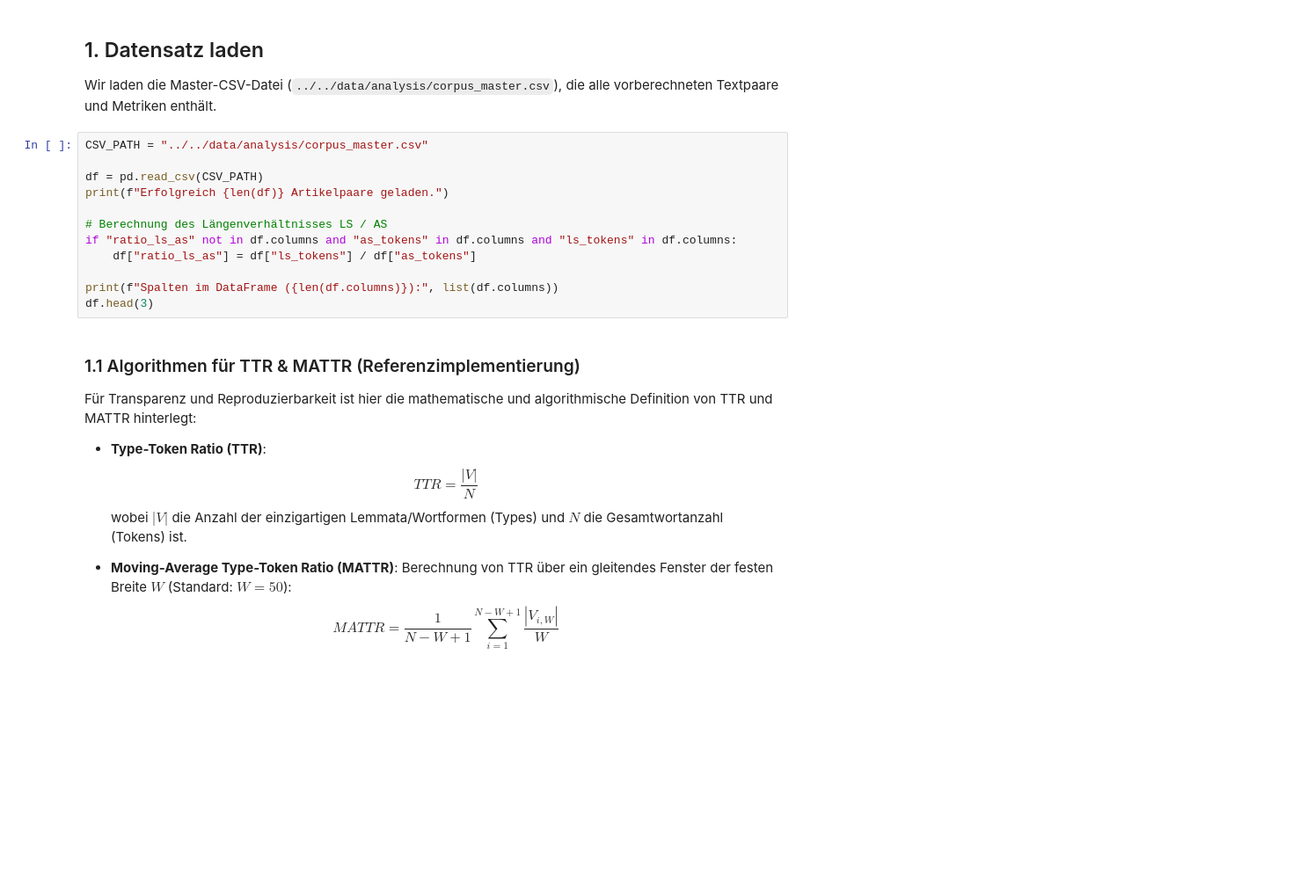
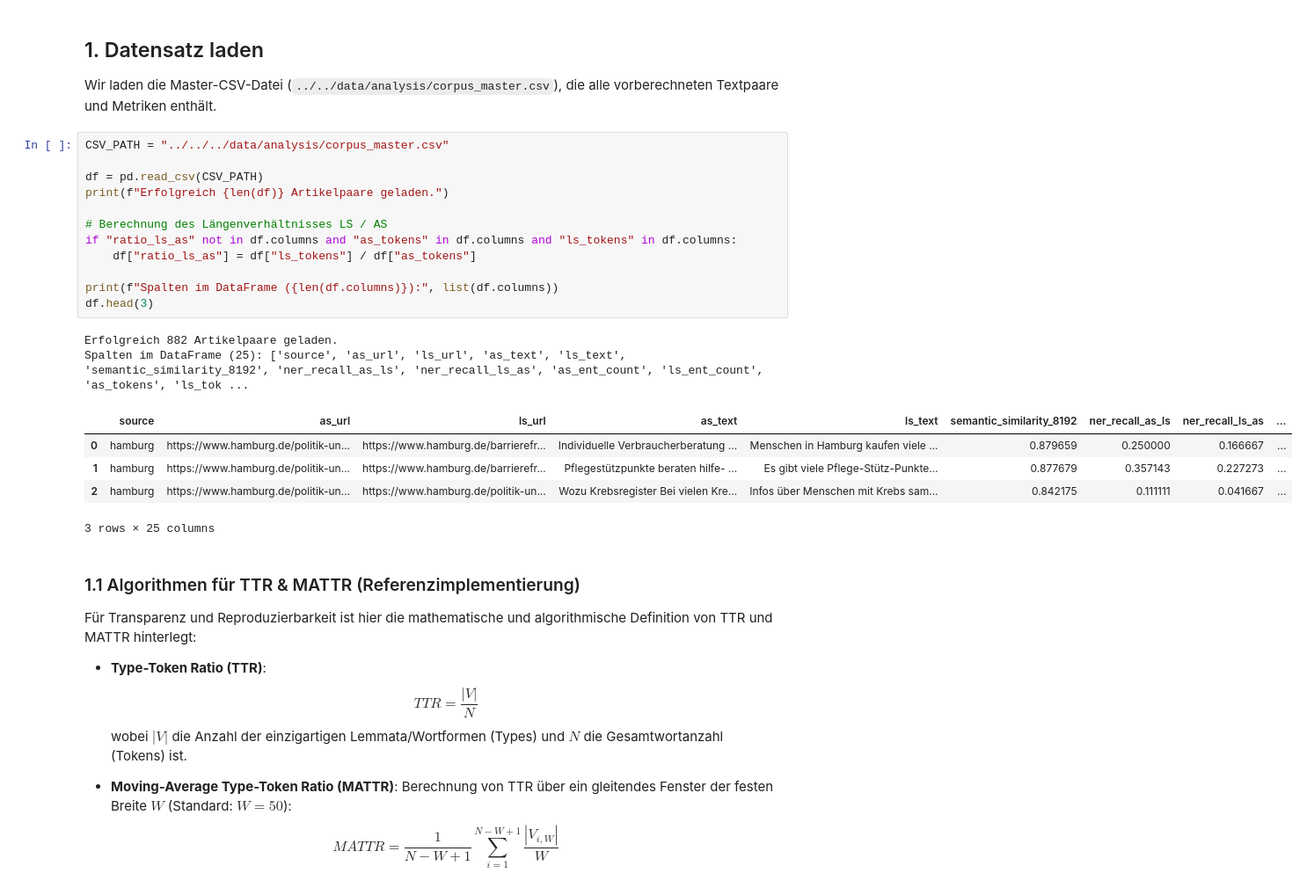
Before and after one commit to mcfiet/master-thesis, a Jupyter notebook: notebooks/research/data/corpus_analysis.ipynb, the cells around one changed output. Shown at 88% size. Saved outputs shown, nothing was run; the diff lists cells and outputs as text; blank space fills up the shorter version.

Commit message:
feat: run corpus analysis

```diff
--- a/notebooks/research/data/corpus_analysis.ipynb
+++ b/notebooks/research/data/corpus_analysis.ipynb
@@ -34,17 +36,25 @@ print("Bibliotheken erfolgreich importiert.")
 
 Wir laden die Master-CSV-Datei (`../../data/analysis/corpus_master.csv`), die alle vorberechneten Textpaare und Metriken enthält.
 # %%
-CSV_PATH = "../../data/analysis/corpus_master.csv"
+CSV_PATH = "../../../data/analysis/corpus_master.csv"
 
 df = pd.read_csv(CSV_PATH)
 print(f"Erfolgreich {len(df)} Artikelpaare geladen.")
 
 # Berechnung des Längenverhältnisses LS / AS
 if "ratio_ls_as" not in df.columns and "as_tokens" in df.columns and "ls_tokens" in df.columns:
     df["ratio_ls_as"] = df["ls_tokens"] / df["as_tokens"]
 
 print(f"Spalten im DataFrame ({len(df.columns)}):", list(df.columns))
 df.head(3)
+# %% [output]
+Erfolgreich 882 Artikelpaare geladen.
+Spalten im DataFrame (25): ['source', 'as_url', 'ls_url', 'as_text', 'ls_text', 'semantic_similarity_8192', 'ner_recall_as_ls', 'ner_recall_ls_as', 'as_ent_count', 'ls_ent_count', 'as_tokens', 'ls_tok ...
+|  | source | as_url | ls_url | as_text | ls_text | semantic_similarity_8192 | ner_recall_as_ls | ner_recall_ls_as | ... |
+| 0 | hamburg | https://www.hamburg.de/politik-un... | https://www.hamburg.de/barrierefr... | Individuelle Verbraucherberatung ... | Menschen in Hamburg kaufen viele ... | 0.879659 | 0.250000 | 0.166667 | ... |
+| 1 | hamburg | https://www.hamburg.de/politik-un... | https://www.hamburg.de/barrierefr... | Pflegestützpunkte beraten hilfe- ... | Es gibt viele Pflege-Stütz-Punkte... | 0.877679 | 0.357143 | 0.227273 | ... |
+| 2 | hamburg | https://www.hamburg.de/politik-un... | https://www.hamburg.de/politik-un... | Wozu Krebsregister Bei vielen Kre... | Infos über Menschen mit Krebs sam... | 0.842175 | 0.111111 | 0.041667 | ... |
+3 rows × 25 columns
 # %% [markdown]
 ### 1.1 Algorithmen für TTR & MATTR (Referenzimplementierung)
 
```
Also changed, not shown: parts of 12 cells of this notebook.
